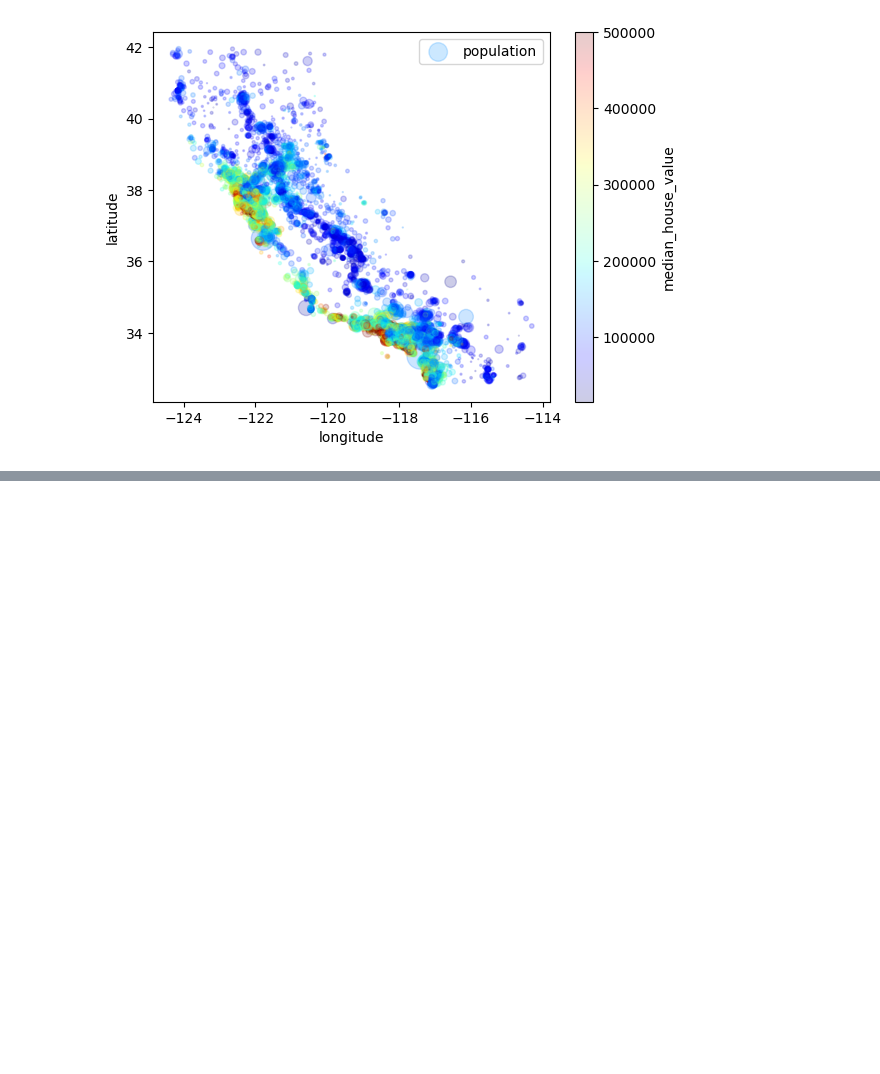
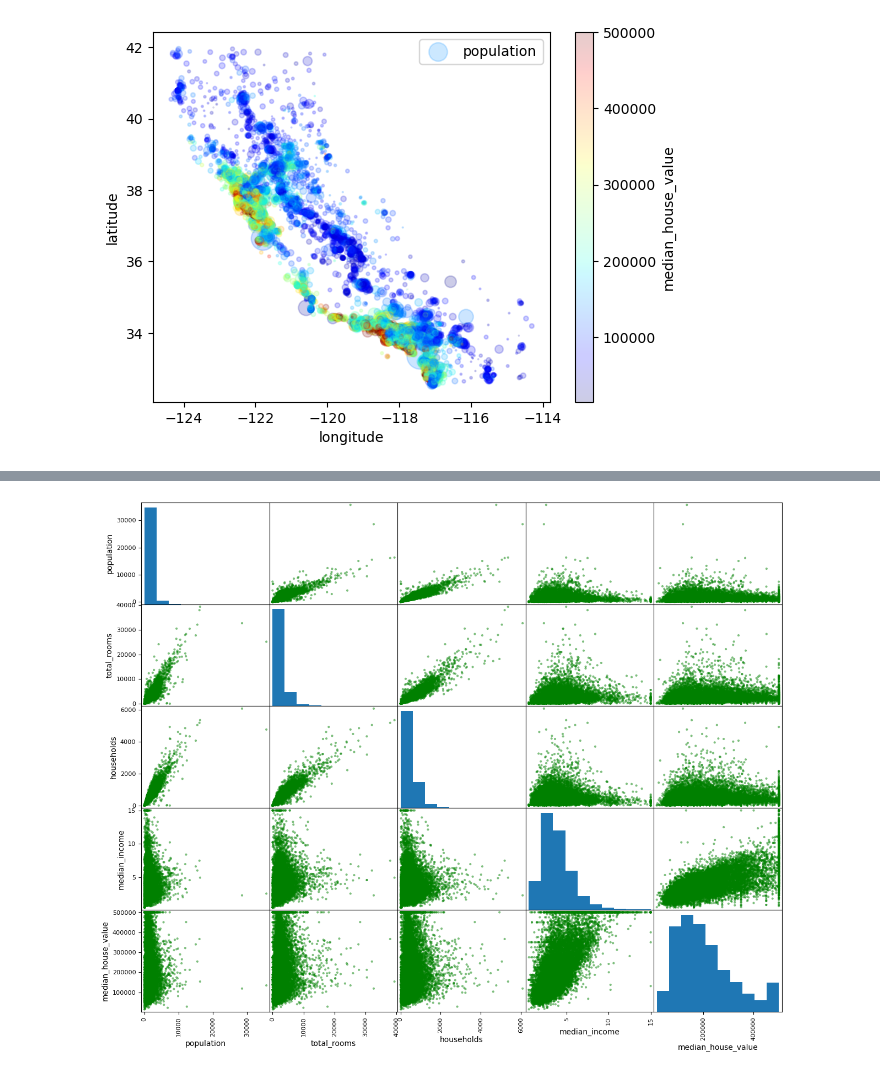
Before and after one commit to ChaeWonIm0/MachineLearning_reference, a Jupyter notebook: main_theory/Entire_process_Housing_model.ipynb, the cells around one changed output, grey strips where cells are left out. Saved outputs shown, nothing was run; the diff lists cells and outputs as text; code cells hidden in the pictures; blank space fills up the shorter version.

```diff
--- a/main_theory/Entire_process_Housing_model.ipynb
+++ b/main_theory/Entire_process_Housing_model.ipynb
@@ -144,0 +165,7 @@ housing.plot(kind="scatter", x="longitude", y="latitude", alpha = 0.2,
+# %%
+from pandas.plotting import scatter_matrix
+scatter_matrix(housing[["population", "total_rooms", "households","median_income","median_house_value"]],alpha=0.5,
+               figsize=(15,12) ,color = "green")
+plt.show()
+# %% [output]
+[figure, added]
```
Also changed, not shown: parts of 56 cells of this notebook, 3 other files.
